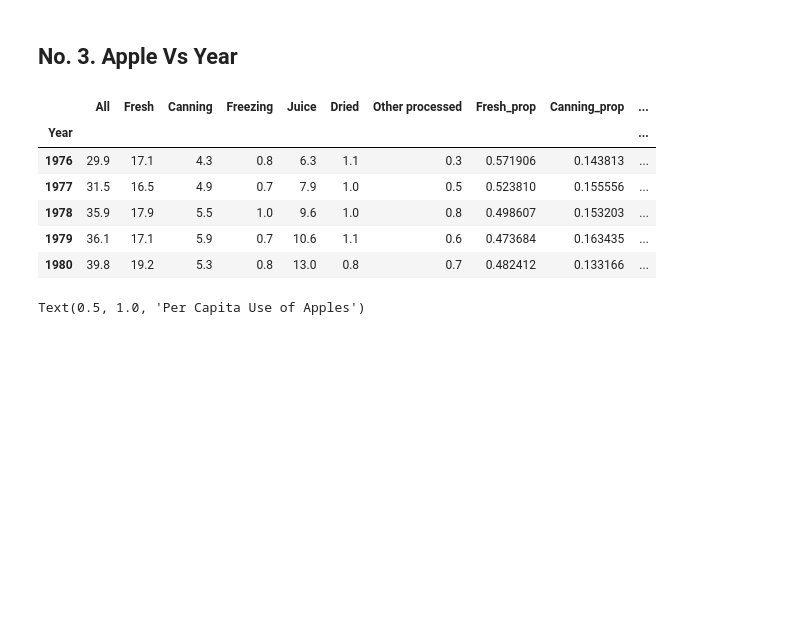
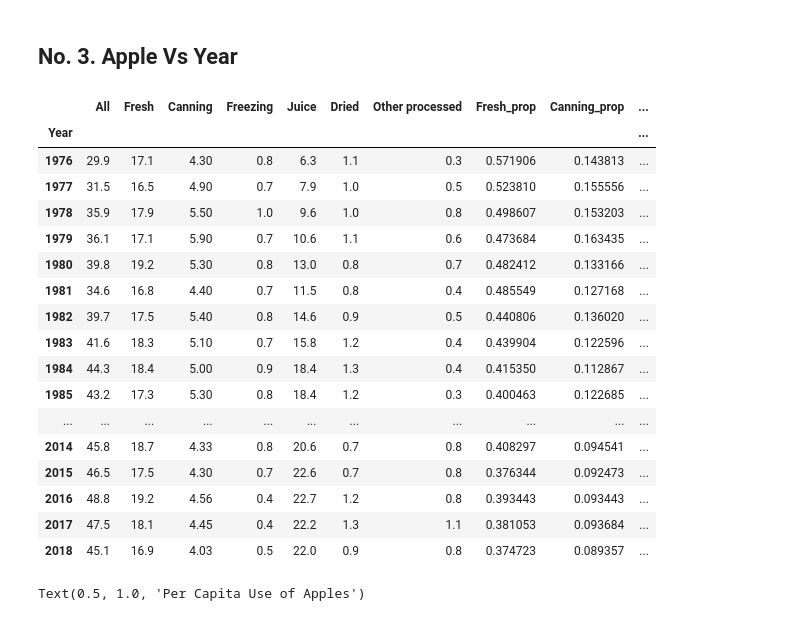
Before and after one commit to haoyuzhang89/w200-Project-US-Diet-Trends-1970-to-2019, a Jupyter notebook: Fruit/Generak Fruit Table A.ipynb, the cells around one changed output. Saved outputs shown, nothing was run; the diff lists cells and outputs as text; code cells hidden in the pictures; blank space fills up the shorter version.

```diff
--- a/Fruit/Generak Fruit Table A.ipynb
+++ b/Fruit/Generak Fruit Table A.ipynb
@@ -637,16 +670,27 @@ apple_yr.to_csv('dataframe/A1_apple.csv')
 # %%
 apple_yr = pd.read_csv('dataframe/A1_apple.csv')  # run after second time
 apple_yr.set_index('Year',inplace = True)
 apple_yr.index = apple_yr.index.map(str)
-apple_yr.head()
+apple_yr.head(50)
 # %% [output]
 |  | All | Fresh | Canning | Freezing | Juice | Dried | Other processed | Fresh_prop | Canning_prop | ... |
 | Year |  |  |  |  |  |  |  |  |  | ... |
-| 1976 | 29.9 | 17.1 | 4.3 | 0.8 | 6.3 | 1.1 | 0.3 | 0.571906 | 0.143813 | ... |
-| 1977 | 31.5 | 16.5 | 4.9 | 0.7 | 7.9 | 1.0 | 0.5 | 0.523810 | 0.155556 | ... |
-| 1978 | 35.9 | 17.9 | 5.5 | 1.0 | 9.6 | 1.0 | 0.8 | 0.498607 | 0.153203 | ... |
-| 1979 | 36.1 | 17.1 | 5.9 | 0.7 | 10.6 | 1.1 | 0.6 | 0.473684 | 0.163435 | ... |
-| 1980 | 39.8 | 19.2 | 5.3 | 0.8 | 13.0 | 0.8 | 0.7 | 0.482412 | 0.133166 | ... |
+| 1976 | 29.9 | 17.1 | 4.30 | 0.8 | 6.3 | 1.1 | 0.3 | 0.571906 | 0.143813 | ... |
+| 1977 | 31.5 | 16.5 | 4.90 | 0.7 | 7.9 | 1.0 | 0.5 | 0.523810 | 0.155556 | ... |
+| 1978 | 35.9 | 17.9 | 5.50 | 1.0 | 9.6 | 1.0 | 0.8 | 0.498607 | 0.153203 | ... |
+| 1979 | 36.1 | 17.1 | 5.90 | 0.7 | 10.6 | 1.1 | 0.6 | 0.473684 | 0.163435 | ... |
+| 1980 | 39.8 | 19.2 | 5.30 | 0.8 | 13.0 | 0.8 | 0.7 | 0.482412 | 0.133166 | ... |
+| 1981 | 34.6 | 16.8 | 4.40 | 0.7 | 11.5 | 0.8 | 0.4 | 0.485549 | 0.127168 | ... |
+| 1982 | 39.7 | 17.5 | 5.40 | 0.8 | 14.6 | 0.9 | 0.5 | 0.440806 | 0.136020 | ... |
+| 1983 | 41.6 | 18.3 | 5.10 | 0.7 | 15.8 | 1.2 | 0.4 | 0.439904 | 0.122596 | ... |
+| 1984 | 44.3 | 18.4 | 5.00 | 0.9 | 18.4 | 1.3 | 0.4 | 0.415350 | 0.112867 | ... |
+| 1985 | 43.2 | 17.3 | 5.30 | 0.8 | 18.4 | 1.2 | 0.3 | 0.400463 | 0.122685 | ... |
+| ... | ... | ... | ... | ... | ... | ... | ... | ... | ... | ... |
+| 2014 | 45.8 | 18.7 | 4.33 | 0.8 | 20.6 | 0.7 | 0.8 | 0.408297 | 0.094541 | ... |
+| 2015 | 46.5 | 17.5 | 4.30 | 0.7 | 22.6 | 0.7 | 0.8 | 0.376344 | 0.092473 | ... |
+| 2016 | 48.8 | 19.2 | 4.56 | 0.4 | 22.7 | 1.2 | 0.8 | 0.393443 | 0.093443 | ... |
+| 2017 | 47.5 | 18.1 | 4.45 | 0.4 | 22.2 | 1.3 | 1.1 | 0.381053 | 0.093684 | ... |
+| 2018 | 45.1 | 16.9 | 4.03 | 0.5 | 22.0 | 0.9 | 0.8 | 0.374723 | 0.089357 | ... |
 # %%
 apple_yr.iloc[: , 0:7 ].plot()
 plt.legend(bbox_to_anchor=(1.01, 0.5), loc = "center left")
```
Also changed, not shown: parts of 4 cells of this notebook, 7 other files.
